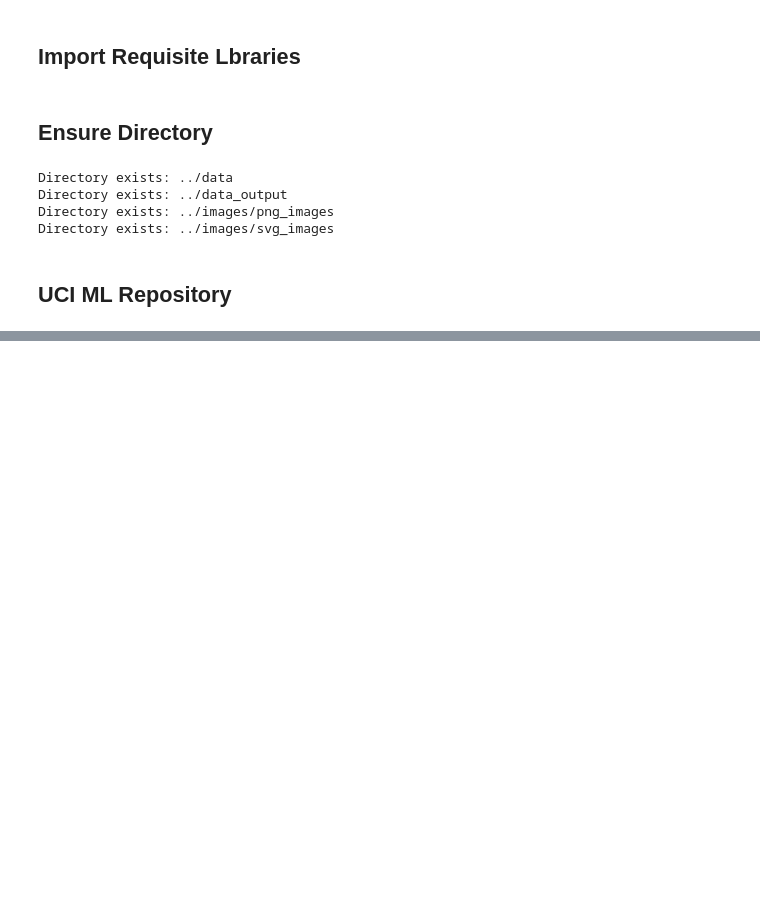
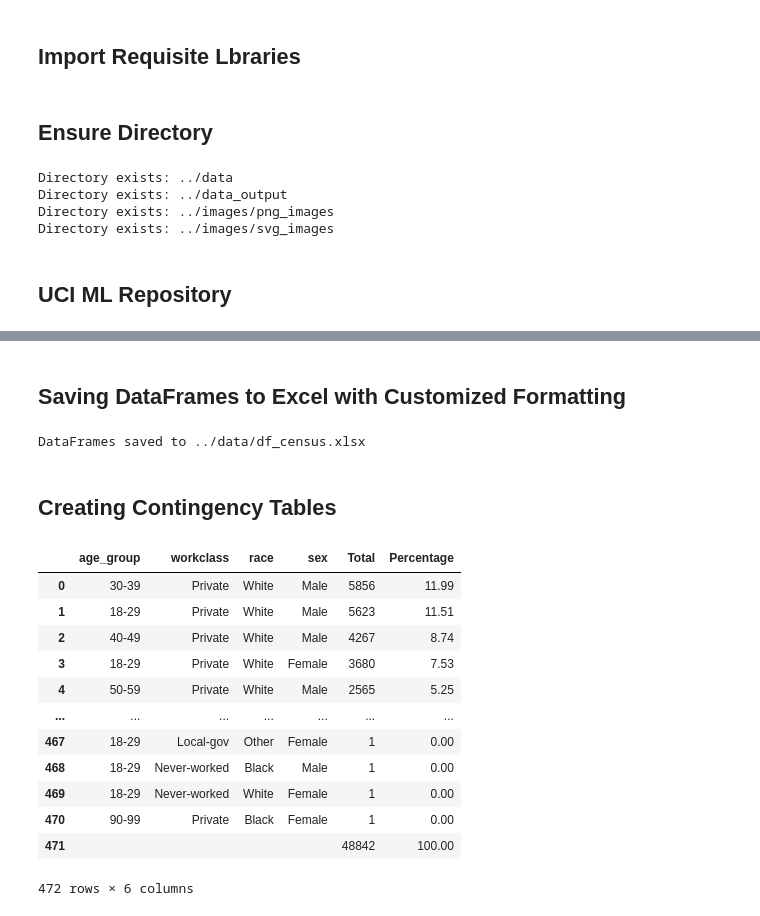
Before and after one commit to lshpaner/eda_toolkit, a Jupyter notebook: py_example_notebooks/adult_income.ipynb, the cells around one changed output, grey strips where cells are left out. Drawn from its saved outputs; the diff is of its cells as text; code cells hidden in the pictures; blank space fills up the shorter version.

```diff
--- a/py_example_notebooks/adult_income.ipynb
+++ b/py_example_notebooks/adult_income.ipynb
@@ -51,0 +188,20 @@ df.to_csv(os.path.join(data_path, "adult_income.csv"))
+# %%
+label_ages = [
+    "< 18",
+    "18-29",
+    "30-39",
+    "40-49",
+    "50-59",
+    "60-69",
+    "70-79",
+    "80-89",
+    "90-99",
+    "100 +",
+]
+# %%
+df["age_group"] = pd.cut(
+    df["age"],
+    bins=bin_ages,
+    labels=label_ages,
+    right=False,
+)
@@ -51,0 +237,54 @@ df.to_csv(os.path.join(data_path, "adult_income.csv"))
+# %% [markdown]
+## Saving DataFrames to Excel with Customized Formatting
+# %%
+from eda_toolkit import save_dataframes_to_excel
+
+# Example usage
+file_name = "df_census.xlsx"  # Name of the output Excel file
+file_path = os.path.join(data_path, file_name)
+
+# filter DataFrame to Ages 18-40
+filtered_df = df[(df["age"] > 18) & (df["age"] < 40)]
+
+df_dict = {
+    "original_df": df,
+    "ages_18_to_40": filtered_df,
+}
+
+save_dataframes_to_excel(
+    file_path=file_path,
+    df_dict=df_dict,
+    decimal_places=0,
+)
+# %% [output]
+DataFrames saved to ../data/df_census.xlsx
+# %% [markdown]
+## Creating Contingency Tables
+# %%
+from eda_toolkit import contingency_table
+
+# Example usage
+contingency_table(
+    df=df,
+    cols=[
+        "age_group",
+        "workclass",
+        "race",
+        "sex",
+    ],
+    sort_by=1,
+)
+# %% [output]
+|  | age_group | workclass | race | sex | Total | Percentage |
+| 0 | 30-39 | Private | White | Male | 5856 | 11.99 |
+| 1 | 18-29 | Private | White | Male | 5623 | 11.51 |
+| 2 | 40-49 | Private | White | Male | 4267 | 8.74 |
+| 3 | 18-29 | Private | White | Female | 3680 | 7.53 |
+| 4 | 50-59 | Private | White | Male | 2565 | 5.25 |
+| ... | ... | ... | ... | ... | ... | ... |
+| 467 | 18-29 | Local-gov | Other | Female | 1 | 0.00 |
+| 468 | 18-29 | Never-worked | Black | Male | 1 | 0.00 |
+| 469 | 18-29 | Never-worked | White | Female | 1 | 0.00 |
+| 470 | 90-99 | Private | Black | Female | 1 | 0.00 |
+| 471 |  |  |  |  | 48842 | 100.00 |
+472 rows × 6 columns
```
Also changed, not shown: parts of 17 cells of this notebook, 4 other files.
